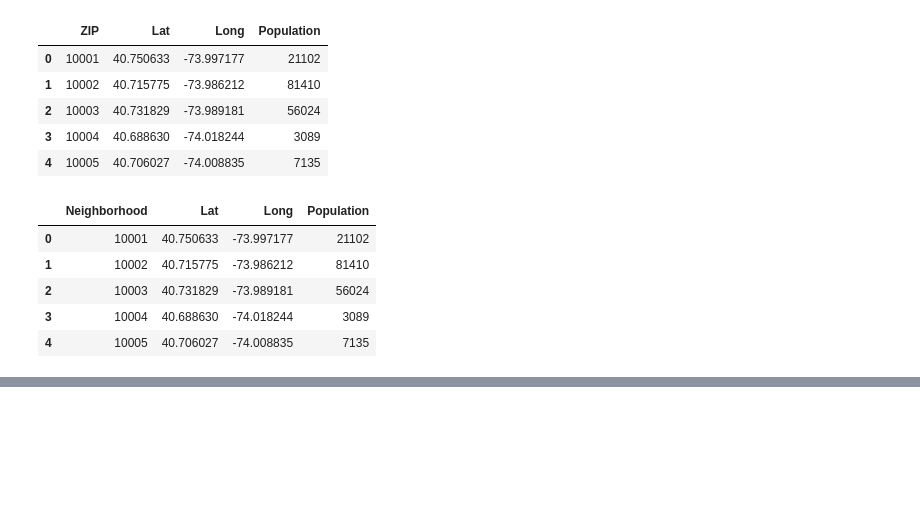
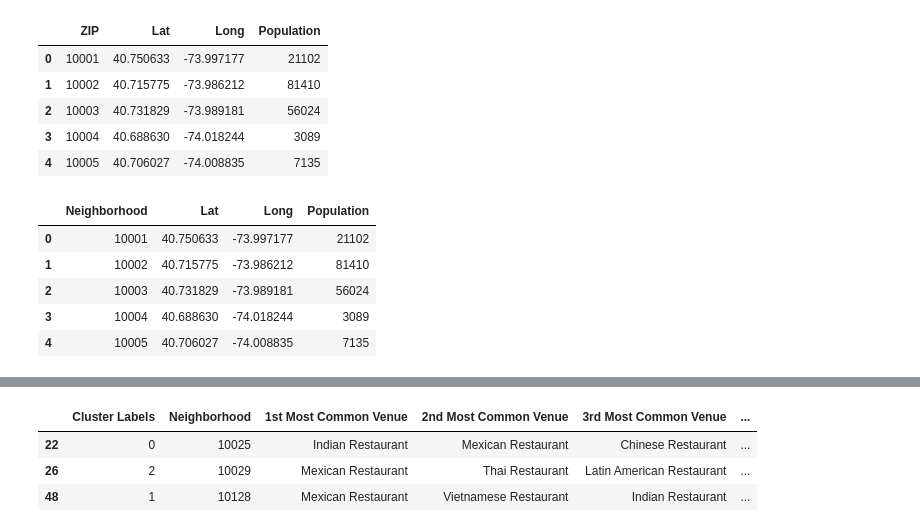
Before and after one commit to ymurali11/Coursera_Capstone, a Jupyter notebook: Battle of Neighborhood.ipynb, the cells around one changed output, grey strips where cells are left out. Cells and saved outputs as stored; diff of their text form; code cells hidden in the pictures; blank space fills up the shorter version.

```diff
--- a/Battle of Neighborhood.ipynb
+++ b/Battle of Neighborhood.ipynb
@@ -279,3 +276,17 @@ top_neighbourhoods.head(5)
+# %%
+#neighborhoods_venues_.Population = neighborhoods_venues_.Population.astype(float)
+#neighborhoods_venues_sorted = neighborhoods_venues_sorted.sort_values(by='Population',ascending=False)
+#df[df['count'] == df.groupby('name')['count'].transform('max')]
+#neighbourhoods_grouped_top_pop = neighborhoods_venues_sorted.groupby('Cluster Labels')['Population'].transform(max)
+neighbourhoods_grouped_top_pop = neighborhoods_venues_sorted[neighborhoods_venues_sorted['Population']==neighborhoods_venues_sorted.groupby('Cluster Labels')['Population'].transform(max)]
+#neighbourhoods_grouped_top_pop.head(5)
+neighbourhoods_grouped_top_pop.head()
+#neighborhoods_venues_sorted
+# %% [output]
+|  | Cluster Labels | Neighborhood | 1st Most Common Venue | 2nd Most Common Venue | 3rd Most Common Venue | ... |
+| 22 | 0 | 10025 | Indian Restaurant | Mexican Restaurant | Chinese Restaurant | ... |
+| 26 | 2 | 10029 | Mexican Restaurant | Thai Restaurant | Latin American Restaurant | ... |
+| 48 | 1 | 10128 | Mexican Restaurant | Vietnamese Restaurant | Indian Restaurant | ... |
 # %%
 import folium
 latitude=40.7128
```
Also changed, not shown: parts of 12 cells of this notebook.
